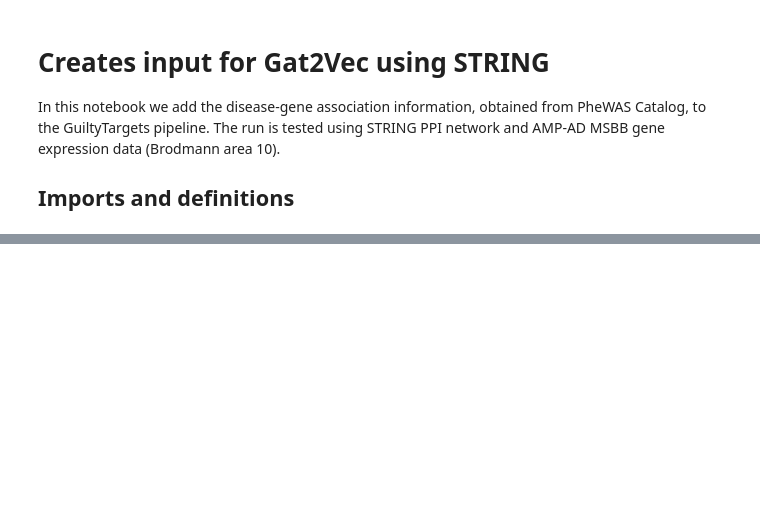
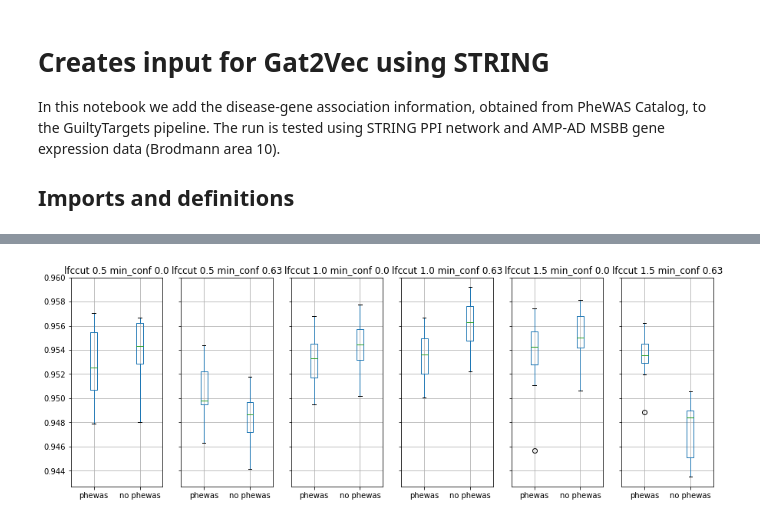
Before and after one commit to GuiltyTargets/phewas, a Jupyter notebook: notebooks/string_and_phewas.ipynb, the cells around one changed output, grey strips where cells are left out. Drawn from its saved outputs; the diff is of its cells as text; code cells hidden in the pictures; blank space fills up the shorter version.

```diff
--- a/notebooks/string_and_phewas.ipynb
+++ b/notebooks/string_and_phewas.ipynb
@@ -120,0 +127,69 @@ Wall time: 55min 24s
+# %%
+%%time
+# COMPARE WITH AND W/O PHEWAS
+
+dim = len(graph_paths)* len(lfc_cutoffs)* len(confidence_cutoffs)
+fig, axs = plt.subplots(ncols=dim, sharey=True)
+
+fig.set_size_inches(15, 5)
+
+axs_ind = 0
+for ppi_graph_path, lfc_cutoff, ppi_edge_min_confidence in itertools.product(
+    graph_paths, lfc_cutoffs, confidence_cutoffs
+):
+    df = pd.DataFrame()
+    max_log2_fold_change, min_log2_fold_change = lfc_cutoff, lfc_cutoff * -1
+
+    print('\nPheWAS', lfc_cutoff, ppi_edge_min_confidence)
+
+    network = generate_ppi_network(
+        ppi_graph_path=ppi_graph_path, #
+        dge_list=gene_list, #
+        max_adj_p=max_padj, #
+        max_log2_fold_change=max_log2_fold_change,#
+        min_log2_fold_change=min_log2_fold_change,#
+        ppi_edge_min_confidence=ppi_edge_min_confidence,#
+        current_disease_ids_path='',
+        disease_associations_path=phewas_path, #
+    )
+
+    targets = parse_gene_list(targets_file, network.graph)
+
+    auc_df, probs_df = rank_targets(
+        directory=input_path,
+        targets=targets,
+        network=network,
+    )
+    df['phewas'] = auc_df['auc']
+
+    # print('PheWAS', lfc_cutoff, ppi_edge_min_confidence)
+    # print(auc_df)
+
+    print('\nno PheWAS', lfc_cutoff, ppi_edge_min_confidence)
+
+    network = generate_ppi_network(
+        ppi_graph_path=ppi_graph_path, #
+        dge_list=gene_list, #
+        max_adj_p=max_padj, #
+        max_log2_fold_change=max_log2_fold_change,#
+        min_log2_fold_change=min_log2_fold_change,#
+        ppi_edge_min_confidence=ppi_edge_min_confidence,#
+        # disease_associations_path=phewas_path, # no phewas
+    )
+
+    targets = parse_gene_list(targets_file, network.graph)
+
+    auc_df, probs_df = rank_targets(
+        directory=input_path,
+        targets=targets,
+        network=network,
+    )
+    df['no phewas'] = auc_df['auc']
+
+    # print('no PheWAS', lfc_cutoff, ppi_edge_min_confidence)
+    # print(auc_df)
+
+    df.boxplot(column=['phewas', 'no phewas'], ax=axs[axs_ind])
+    axs[axs_ind].set_title(f'lfccut {lfc_cutoff} min_conf {ppi_edge_min_confidence}')
+    axs_ind += 1
+# %% [output]
@@ -120,0 +213 @@ Wall time: 55min 24s
+[figure, added]
```
Also changed, not shown: parts of 22 cells of this notebook, 3 other files.
